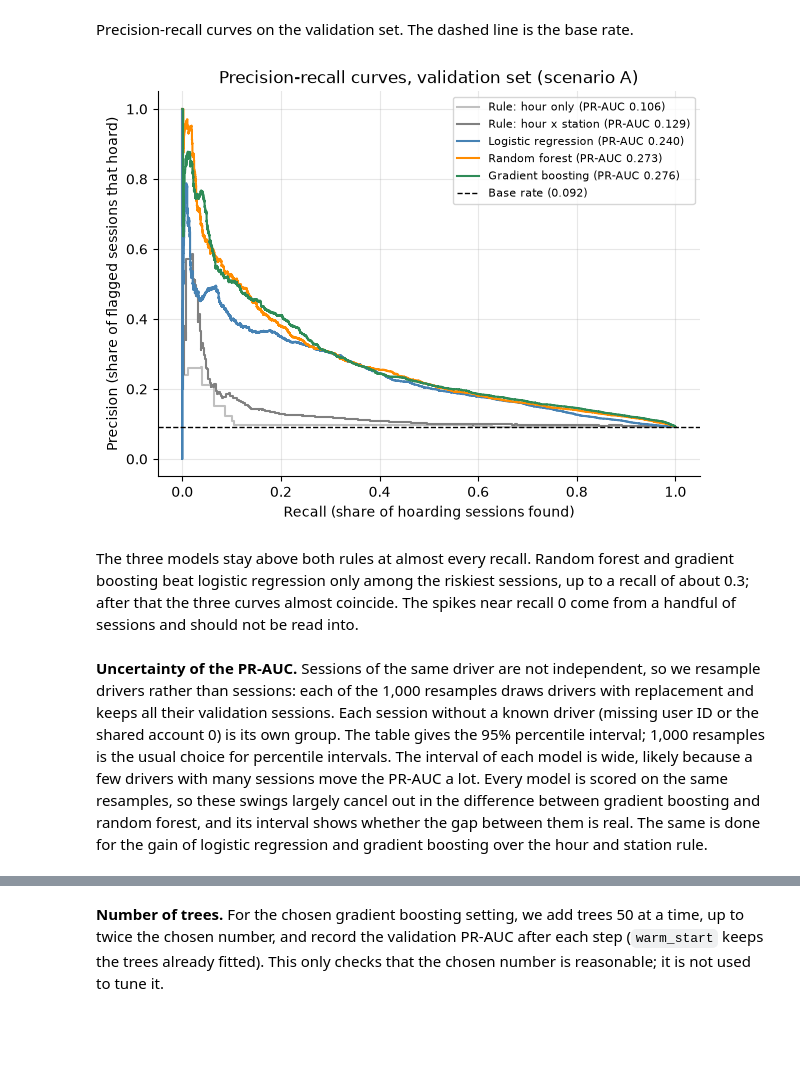
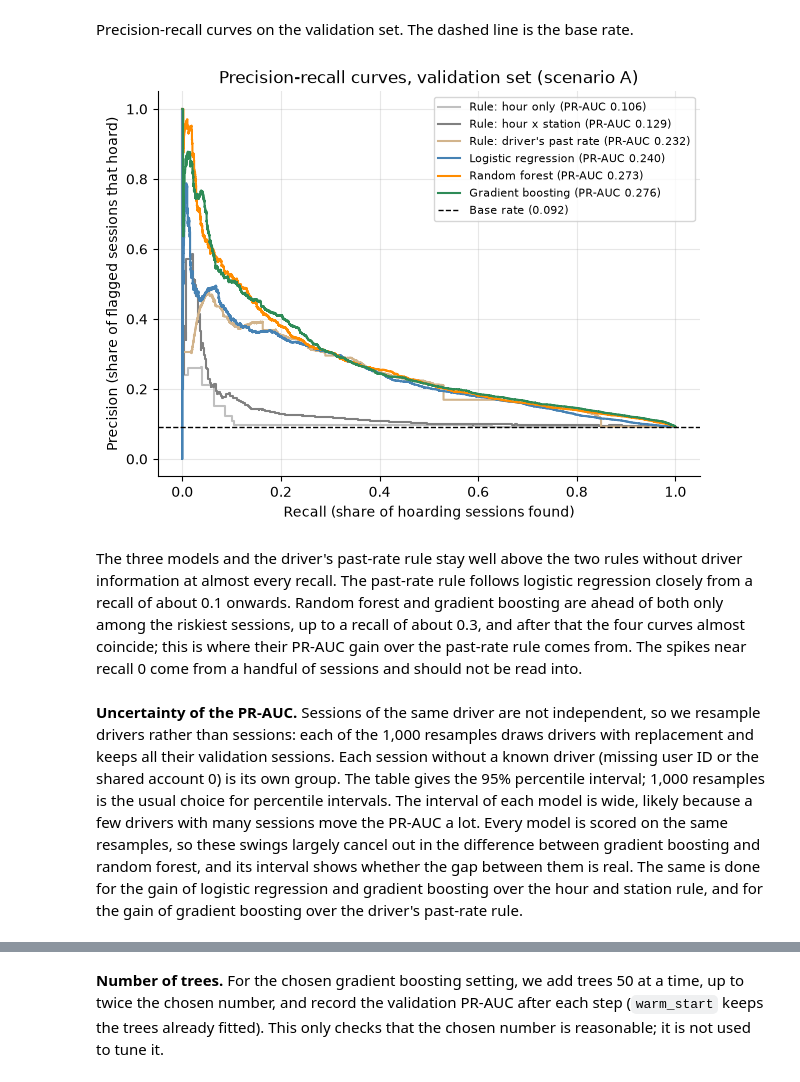
Before and after one commit to Teresa7810/Introduction-to-Business-Analytics, a Jupyter notebook: 4. Exploratory.ipynb, the cells around one changed output, grey strips where cells are left out. Saved outputs shown, nothing was run; the diff lists cells and outputs as text; code cells hidden in the pictures; blank space fills up the shorter version.

Commit message:
Exploratory 4.4-4.6: scenario B and A new, driver past-rate baseline, lost sessions

```diff
--- a/4. Exploratory.ipynb
+++ b/4. Exploratory.ipynb
@@ -636,9 +636,13 @@ K_RULE = k_table.idxmax()
 display(k_table.rename_axis("K_RULE").round(4).to_frame().T)
 rule_prob = rule_probs(K_RULE)
 
+# baseline 4: the driver's past hoarding rate, no ML (drivers without history get the fit mean, as in the model)
+past_rate_prob = val_A_f["prev_hoarding_rate"].values
+
 results = {"Base rate": evaluate(y_val, base_prob),
            "Rule: hour only": evaluate(y_val, hour_prob),
-           "Rule: hour x station": evaluate(y_val, rule_prob)}
+           "Rule: hour x station": evaluate(y_val, rule_prob),
+           "Rule: driver's past rate": evaluate(y_val, past_rate_prob)}
 pd.DataFrame(results).T.round(3)
 # %% [output]
 | K_RULE | 0 | 1 | 2 | 5 | 10 | 20 | 50 | 100 |
@@ -794,6 +799,7 @@ for name, b in best.items():
 all_probs = {"Base rate": base_prob,
              "Rule: hour only": hour_prob,
              "Rule: hour x station": rule_prob,
+             "Rule: driver's past rate": past_rate_prob,
              **{name: b["prob"] for name, b in best.items()}}
 
 # stations seen in the fit set
@@ -835,36 +843,37 @@ Precision-recall curves on the validation set. The dashed line is the base rate.
 # %%
 # one curve per rule and model; the base rate is a flat line at the share of hoarding
 colors = {"Rule: hour only": "silver",
           "Rule: hour x station": "grey",
+          "Rule: driver's past rate": "tan",
           "Logistic regression": "steelblue",
           "Random forest": "darkorange",
           "Gradient boosting": "seagreen"}
 
 fig, ax = plt.subplots(figsize=(7, 5))
 for name, color in colors.items():
     precision, recall, _ = precision_recall_curve(y_val, all_probs[name])
 
     # steps, because PR-AUC (average precision) is the area under this step curve
     ax.plot(recall, precision, drawstyle="steps-post", color=color,
             label=f"{name} (PR-AUC {results[name]['PR-AUC']:.3f})")
 
 base_rate = y_val.mean()
 ax.axhline(base_rate, color="black", linestyle="--", linewidth=1, label=f"Base rate ({base_rate:.3f})")
 
 ax.set_title("Precision-recall curves, validation set (scenario A)")
 ax.set_xlabel("Recall (share of hoarding sessions found)")
 ax.set_ylabel("Precision (share of flagged sessions that hoard)")
 ax.legend(fontsize=8)
 ax.grid(alpha=0.3)
 ax.set_axisbelow(True)
 ax.spines[["top", "right"]].set_visible(False)
 plt.show()
 # %% [output]
-[figure, old version]
+[figure, new version]
 # %% [markdown]
-The three models stay above both rules at almost every recall. Random forest and gradient boosting beat logistic regression only among the riskiest sessions, up to a recall of about 0.3; after that the three curves almost coincide. The spikes near recall 0 come from a handful of sessions and should not be read into.
+The three models and the driver's past-rate rule stay well above the two rules without driver information at almost every recall. The past-rate rule follows logistic regression closely from a recall of about 0.1 onwards. Random forest and gradient boosting are ahead of both only among the riskiest sessions, up to a recall of about 0.3, and after that the four curves almost coincide; this is where their PR-AUC gain over the past-rate rule comes from. The spikes near recall 0 come from a handful of sessions and should not be read into.
 # %% [markdown]
-**Uncertainty of the PR-AUC.** Sessions of the same driver are not independent, so we resample drivers rather than sessions: each of the 1,000 resamples draws drivers with replacement and keeps all their validation sessions. Each session without a known driver (missing user ID or the shared account 0) is its own group. The table gives the 95% percentile interval; 1,000 resamples is the usual choice for percentile intervals. The interval of each model is wide, likely because a few drivers with many sessions move the PR-AUC a lot. Every model is scored on the same resamples, so these swings largely cancel out in the difference between gradient boosting and random forest, and its interval shows whether the gap between them is real. The same is done for the gain of logistic regression and gradient boosting over the hour and station rule.
+**Uncertainty of the PR-AUC.** Sessions of the same driver are not independent, so we resample drivers rather than sessions: each of the 1,000 resamples draws drivers with replacement and keeps all their validation sessions. Each session without a known driver (missing user ID or the shared account 0) is its own group. The table gives the 95% percentile interval; 1,000 resamples is the usual choice for percentile intervals. The interval of each model is wide, likely because a few drivers with many sessions move the PR-AUC a lot. Every model is scored on the same resamples, so these swings largely cancel out in the difference between gradient boosting and random forest, and its interval shows whether the gap between them is real. The same is done for the gain of logistic regression and gradient boosting over the hour and station rule, and for the gain of gradient boosting over the driver's past-rate rule.
 # %%
 # groups: one per known driver
 # sessions of the same driver are not independent, so the driver is the unit we resample
```
Also changed, not shown: parts of 21 cells of this notebook.
